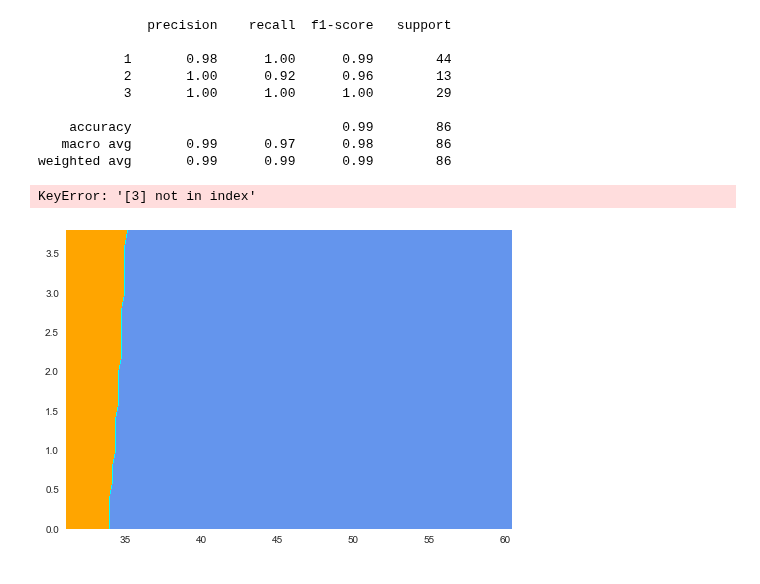
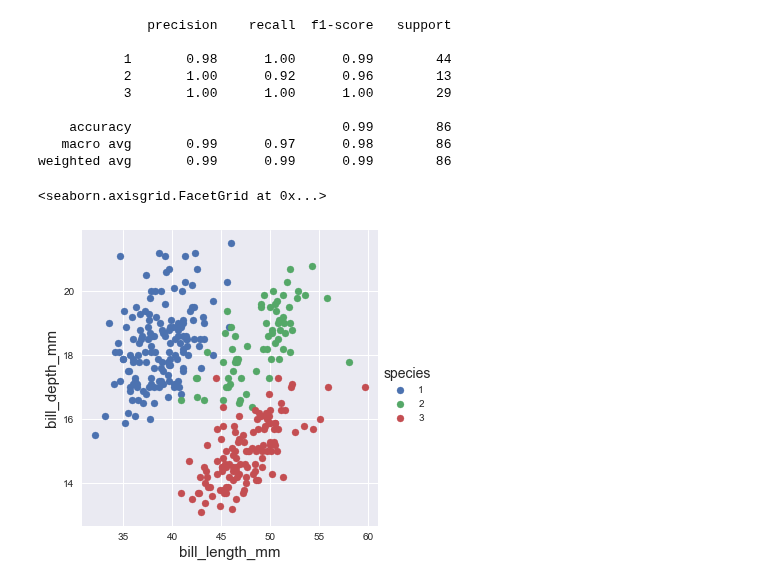
Before and after one commit to Miczel00/machine-learning, a Jupyter notebook: zaj1/main.ipynb, the cells around one changed output. Cells and saved outputs as stored; diff of their text form; code cells hidden in the pictures.

```diff
--- a/zaj1/main.ipynb
+++ b/zaj1/main.ipynb
@@ -913,40 +913,8 @@ print(classification_report(y_test,y_pred)) ##
     accuracy                           0.99        86
    macro avg       0.99      0.97      0.98        86
 weighted avg       0.99      0.99      0.99        86
-# %%
-from matplotlib.colors import ListedColormap
-from sklearn import neighbors, datasets
-
-cmap_light = ListedColormap(['orange', 'cyan', 'cornflowerblue'])
-cmap_bold = ['darkorange', 'c', 'darkblue']
-
-X = knn_data[['bill_length_mm','bill_depth_mm']]
-y = knn_data['species']
-h = 0.2
-
-x_min, x_max = X.iloc[:, 0:1].min() - 1, X.iloc[:, 0:1].max() + 1
-y_min, y_max = y.iloc[:].min() - 1, y.iloc[:].max() + 1
-xx, yy = np.meshgrid(np.arange(x_min[0], x_max[0], h),
-np.arange(y_min, y_max, h))
-Z = knn.predict(np.c_[xx.ravel(), yy.ravel()])
-Z = Z.reshape(xx.shape)
-
-plt.figure()
-
-plt.contourf(xx, yy, Z, cmap=cmap_light)
-
-sns.scatterplot(x=X.iloc[:, 0:1], y=y.iloc[:], hue=knn_data.species[y],
-palette=cmap_bold, alpha=1.0, edgecolor="black")
-
-plt.xlim(xx.min(), xx.max())
-plt.ylim(yy.min(), yy.max())
-
-plt.title("3-Class classification (k = %i, 'uniform' = '%s')"
-% ('5', 'uniform'))
-
-
-
-plt.Show()
-# %% [output]
-KeyError: '[3] not in index'
-[figure, removed]
+# %%
+sns.FacetGrid(knn_data, size=5,hue="species").map(plt.scatter,'bill_length_mm','bill_depth_mm').add_legend()
+# %% [output]
+<seaborn.axisgrid.FacetGrid at 0x...>
+[figure, added]
```
Also changed, not shown: parts of 18 cells of this notebook.
